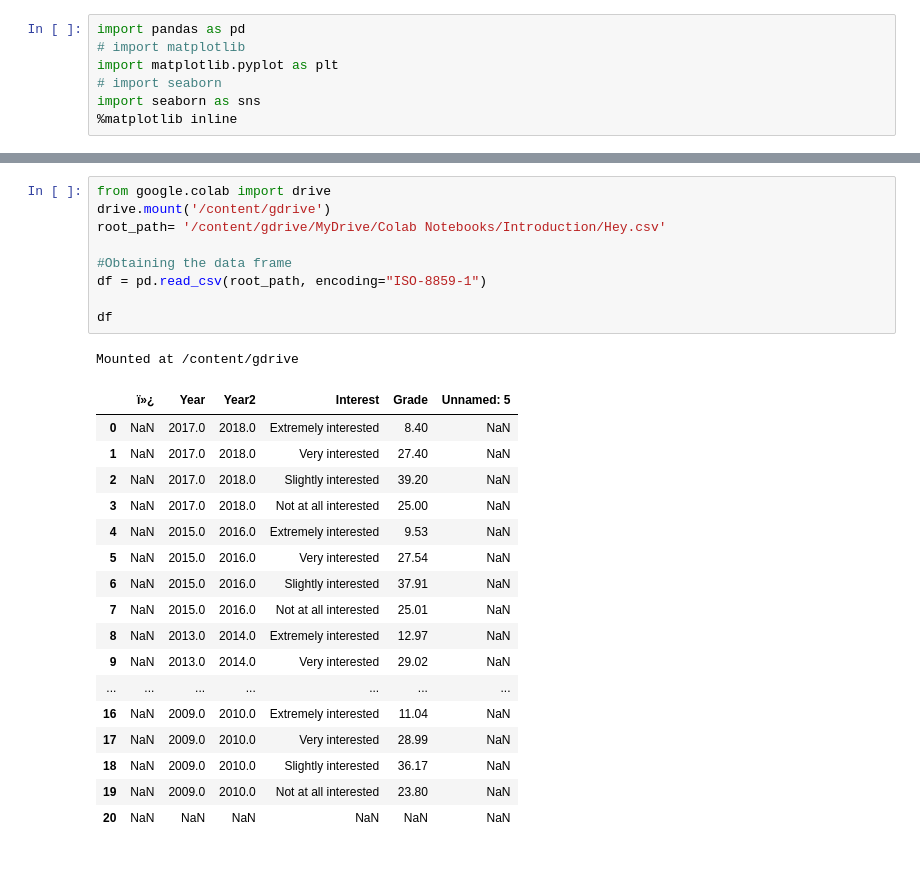
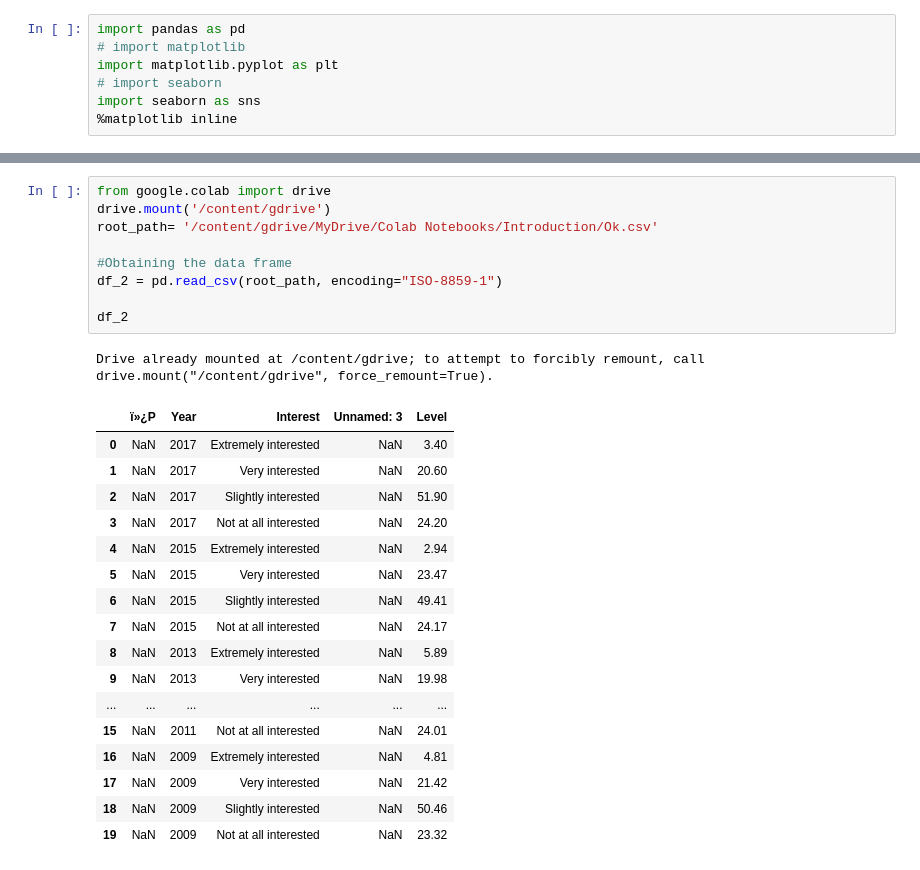
Before and after one commit to greci-gareli/Maps_Bar_Aim1, a Jupyter notebook: Introduction.ipynb, the cells around one changed output, grey strips where cells are left out. Drawn from its saved outputs; the diff is of its cells as text.

```diff
--- a/Introduction.ipynb
+++ b/Introduction.ipynb
@@ -10,28 +81,28 @@ import seaborn as sns
 # %%
 from google.colab import drive
 drive.mount('/content/gdrive')
-root_path= '/content/gdrive/MyDrive/Colab Notebooks/Introduction/Hey.csv'
+root_path= '/content/gdrive/MyDrive/Colab Notebooks/Introduction/Ok.csv'
 
 #Obtaining the data frame
-df = pd.read_csv(root_path, encoding="ISO-8859-1")
+df_2 = pd.read_csv(root_path, encoding="ISO-8859-1")
 
-df
+df_2
 # %% [output]
-Mounted at /content/gdrive
+Drive already mounted at /content/gdrive; to attempt to forcibly remount, call drive.mount("/content/gdrive", force_remount=True).
-|  | ï»¿ | Year | Year2 | Interest | Grade | Unnamed: 5 |
-| 0 | NaN | 2017.0 | 2018.0 | Extremely interested | 8.40 | NaN |
-| 1 | NaN | 2017.0 | 2018.0 | Very interested | 27.40 | NaN |
-| 2 | NaN | 2017.0 | 2018.0 | Slightly interested | 39.20 | NaN |
-| 3 | NaN | 2017.0 | 2018.0 | Not at all interested | 25.00 | NaN |
-| 4 | NaN | 2015.0 | 2016.0 | Extremely interested | 9.53 | NaN |
-| 5 | NaN | 2015.0 | 2016.0 | Very interested | 27.54 | NaN |
-| 6 | NaN | 2015.0 | 2016.0 | Slightly interested | 37.91 | NaN |
-| 7 | NaN | 2015.0 | 2016.0 | Not at all interested | 25.01 | NaN |
-| 8 | NaN | 2013.0 | 2014.0 | Extremely interested | 12.97 | NaN |
-| 9 | NaN | 2013.0 | 2014.0 | Very interested | 29.02 | NaN |
-| ... | ... | ... | ... | ... | ... | ... |
-| 16 | NaN | 2009.0 | 2010.0 | Extremely interested | 11.04 | NaN |
-| 17 | NaN | 2009.0 | 2010.0 | Very interested | 28.99 | NaN |
-| 18 | NaN | 2009.0 | 2010.0 | Slightly interested | 36.17 | NaN |
-| 19 | NaN | 2009.0 | 2010.0 | Not at all interested | 23.80 | NaN |
-| 20 | NaN | NaN | NaN | NaN | NaN | NaN |
+|  | ï»¿P | Year | Interest | Unnamed: 3 | Level |
+| 0 | NaN | 2017 | Extremely interested | NaN | 3.40 |
+| 1 | NaN | 2017 | Very interested | NaN | 20.60 |
+| 2 | NaN | 2017 | Slightly interested | NaN | 51.90 |
+| 3 | NaN | 2017 | Not at all interested | NaN | 24.20 |
+| 4 | NaN | 2015 | Extremely interested | NaN | 2.94 |
+| 5 | NaN | 2015 | Very interested | NaN | 23.47 |
+| 6 | NaN | 2015 | Slightly interested | NaN | 49.41 |
+| 7 | NaN | 2015 | Not at all interested | NaN | 24.17 |
+| 8 | NaN | 2013 | Extremely interested | NaN | 5.89 |
+| 9 | NaN | 2013 | Very interested | NaN | 19.98 |
+| ... | ... | ... | ... | ... | ... |
+| 15 | NaN | 2011 | Not at all interested | NaN | 24.01 |
+| 16 | NaN | 2009 | Extremely interested | NaN | 4.81 |
+| 17 | NaN | 2009 | Very interested | NaN | 21.42 |
+| 18 | NaN | 2009 | Slightly interested | NaN | 50.46 |
+| 19 | NaN | 2009 | Not at all interested | NaN | 23.32 |
```
Also changed, not shown: parts of 10 cells of this notebook.
